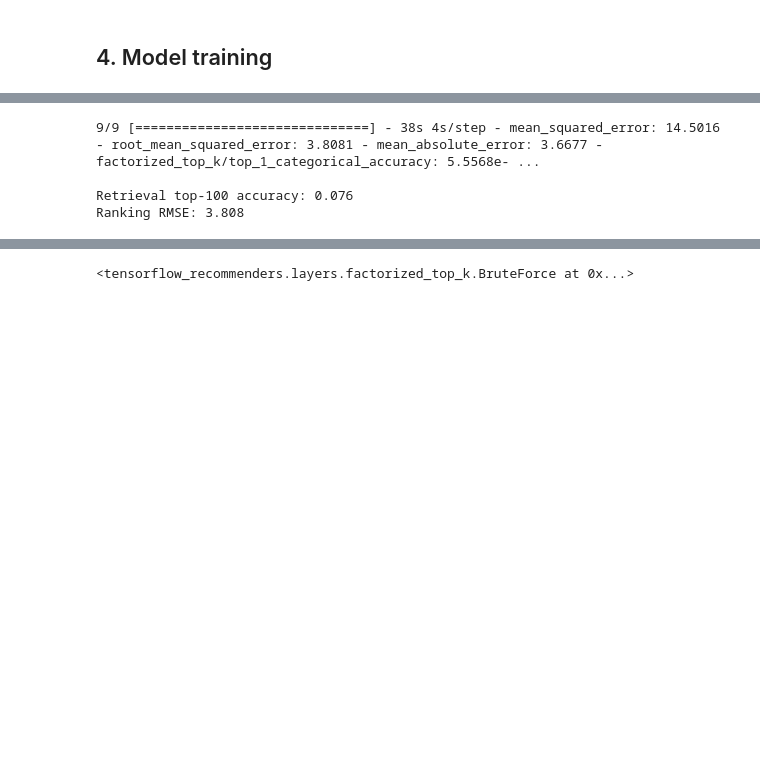
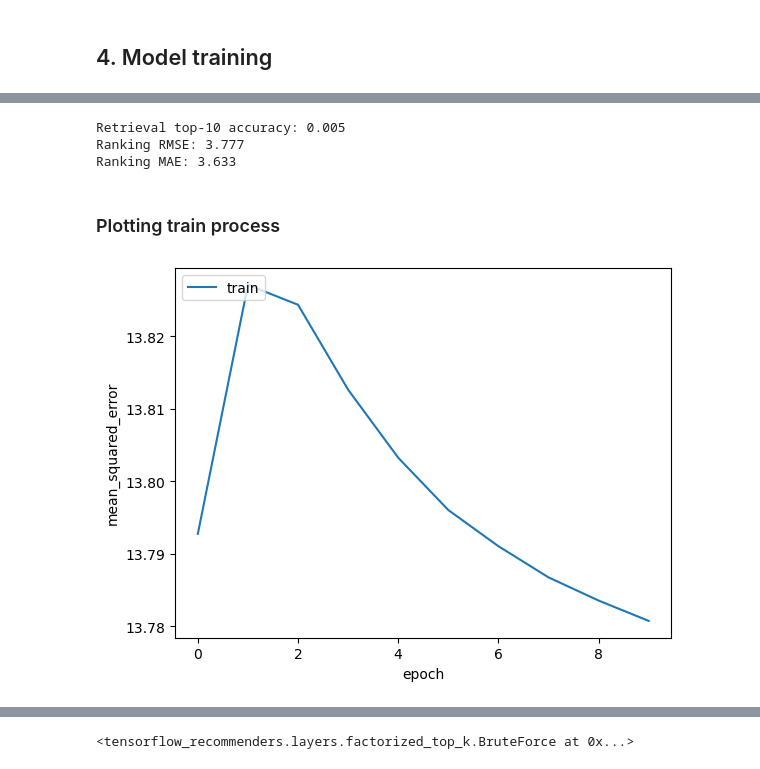
Before and after one commit to hungry5656/NetflixRecommendation, a Jupyter notebook: Notebook/main.ipynb, the cells around one changed output, grey strips where cells are left out. Cells and saved outputs as stored; diff of their text form; code cells hidden in the pictures; blank space fills up the shorter version.

```diff
--- a/Notebook/main.ipynb
+++ b/Notebook/main.ipynb
@@ -299,10 +313,10 @@ model.save_weights(save_path)
 # %%
-metrics = model.evaluate(test_ds_cache, return_dict=True)
-
-print(f"\nRetrieval top-100 accuracy: {metrics['factorized_top_k/top_100_categorical_accuracy']:.3f}")
+print(f"\nRetrieval top-10 accuracy: {metrics['factorized_top_k/top_10_categorical_accuracy']:.3f}")
 print(f"Ranking RMSE: {metrics['root_mean_squared_error']:.3f}")
+print(f"Ranking MAE: {metrics['mean_absolute_error']:.3f}")
 # %% [output]
-9/9 [==============================] - 38s 4s/step - mean_squared_error: 14.5016 - root_mean_squared_error: 3.8081 - mean_absolute_error: 3.6677 - factorized_top_k/top_1_categorical_accuracy: 5.5568e- ...
-
-Retrieval top-100 accuracy: 0.076
-Ranking RMSE: 3.808
+Retrieval top-10 accuracy: 0.005
+Ranking RMSE: 3.777
+Ranking MAE: 3.633
+# %% [markdown]
+### Plotting train process
@@ -308,0 +325,9 @@ Ranking RMSE: 3.808
+# %%
+plt.plot(history.history['mean_squared_error'])
+# plt.title('model accuracy')
+plt.ylabel('mean_squared_error')
+plt.xlabel('epoch')
+plt.legend(['train', 'val'], loc='upper left')
+plt.show()
+# %% [output]
+[figure, added]
```
Also changed, not shown: parts of 11 cells of this notebook, 8 other files.
